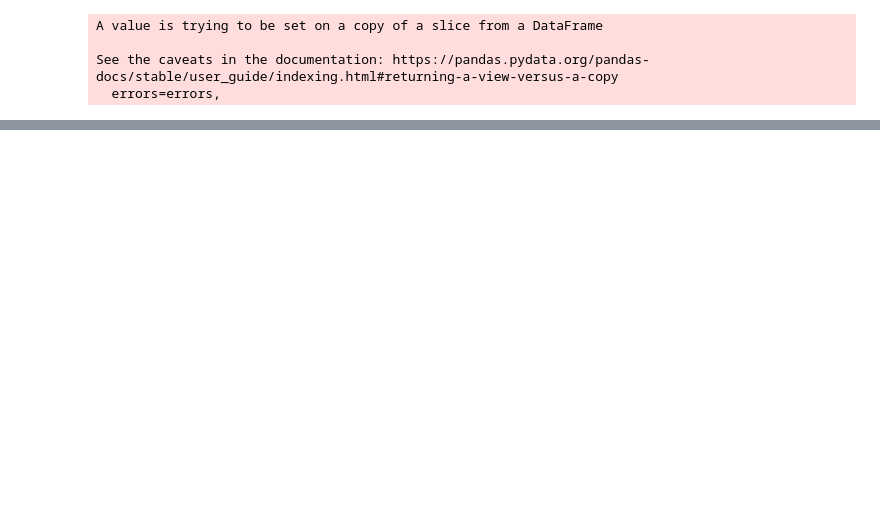
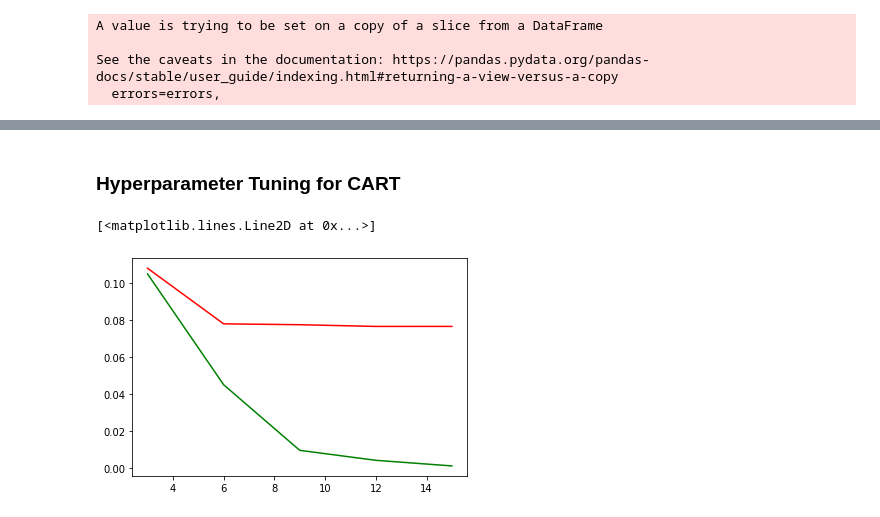
Before and after one commit to shubhamawasthi0301/modified_ID3_algorithm, a Jupyter notebook: Covid_case_detection.ipynb, the cells around one changed output, grey strips where cells are left out. Saved outputs shown, nothing was run; the diff lists cells and outputs as text; code cells hidden in the pictures; blank space fills up the shorter version.

```diff
--- a/Covid_case_detection.ipynb
+++ b/Covid_case_detection.ipynb
@@ -185,9 +307,7 @@ hmap = sb.heatmap(merged_df[col].corr(),cmap = "YlGnBu",annot=True)
 # %%
-import sys
-import random
 #train_test slpit function
-def my_split(X,y,test_fraction=0.3,random_state = 0):                                            #default value of test_size_fraction = 30%
-
+def split(X,y,test_fraction=0.2,random_state = 5):
+  #default value of test_size_fraction = 20%
   #Raise an exception if test_fraction is not between 0 and 1
   if test_fraction<=0 or test_fraction >=1 :
     try:
@@ -196,11 +316,11 @@ def my_split(X,y,test_fraction=0.3,random_state = 0):
       print(err)
       sys.exit(1)
 
-  #test_size = 30% of size of the dataset
+  #test_size = 20% of size of the dataset
   #choose random indices between 0 and the number of data_points
   #the number of indices = test_size
   random.seed(random_state)
-  ar =random.sample(range(X.shape[0]),int(test_fraction*X.shape[0]))
+  ar = random.sample(range(X.shape[0]),int(test_fraction*X.shape[0]))
   #print("length of index array : ",len(ar),"\n")
 
   #creating an array filled with false values
@@ -233,12 +355,11 @@ def std_dev(X):
       return -1
   #mean of the array
   mn = mean(X)
-
   #mean of sqaures
   sq = mean(X**2)
-
   #standard_deviation = mean of squares - square of mean
   return (sq-mn**2)**0.5
+
 def RSS(X):
   #if non-numeric column is input then return -1
   if not pd.api.types.is_numeric_dtype(X):
@@ -247,3 +368,15 @@ def RSS(X):
   mn = mean(X)
   rss = np.sum((X-mn)**2)
   return rss
+
+def mse(y, y_hat) :
+  return mean((y-y_hat)**2)
+
+def rmse(y, y_hat) :
+  return mean((y-y_hat)**2)**0.5
+
+def r2_score(y,y_hat):
+  ss_res = mse(y,y_hat)
+  mn = np.full(y.shape,mean(y))
+  ss_tot = mse(y,mn)
+  return 1-ss_res/ss_tot
@@ -643,5 +422,3 @@ model = ID3_A_regressor()
 # %%
-mask = merged_df["new_cases"]>0
-X = merged_df[mask].drop(columns= ["date","new_cases"])
+X = merged_df[mask].drop(columns= ["new_cases"])
 Y = merged_df.loc[mask,'new_cases']
-X
@@ -794,0 +458,3 @@ mse(Y_test,Y_hat_test_cart),mse(Y_test,Y_hat_test_cart)**0.5,my_r2_score(Y_test,
+# %%
+X_train,X_test,Y_train,Y_test = split(X,Y)
+print(len(X_train),len(Y_train),len(X_test),len(Y_test))
@@ -794,0 +676,16 @@ mse(Y_test,Y_hat_test_cart),mse(Y_test,Y_hat_test_cart)**0.5,my_r2_score(Y_test,
+# %% [markdown]
+### Hyperparameter Tuning for CART
+# %%
+max_depths = [i*3 for i in range(1,6)]
+h_model_2 = CART_regressor()
+rmse_train = []
+rmse_test = []
+for max_depth in max_depths:
+  h_model_2.fit(X_train,Y_train,max_depth = max_depth)
+  rmse_train.append(rmse(Y_train,h_model_2.predict(X_train)))
+  rmse_test.append(rmse(Y_test,h_model_2.predict(X_test)))
+plt.plot(max_depths,rmse_test,'r')
+plt.plot(max_depths,rmse_train,'g')
+# %% [output]
+[<matplotlib.lines.Line2D at 0x...>]
+[figure, added]
```
Also changed, not shown: parts of 121 cells of this notebook.
